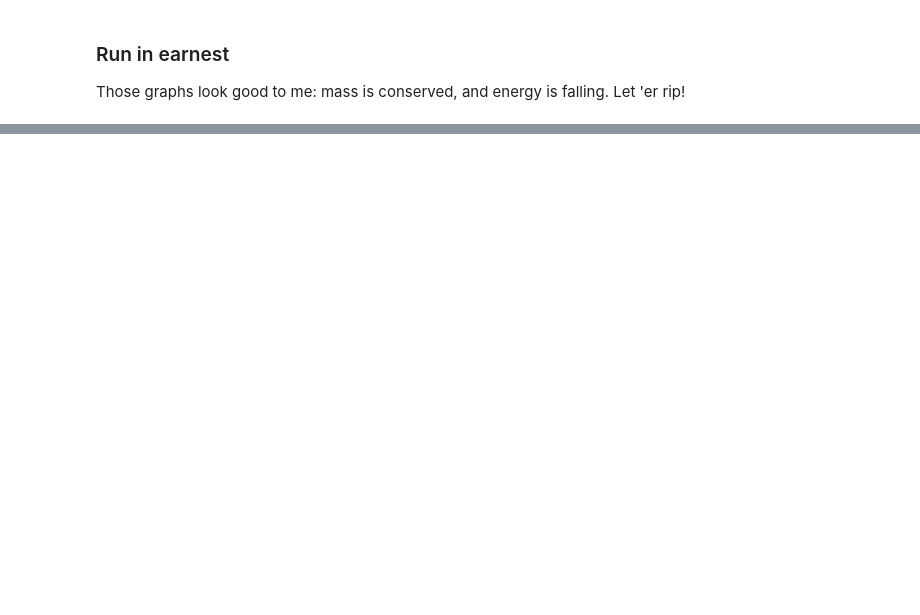
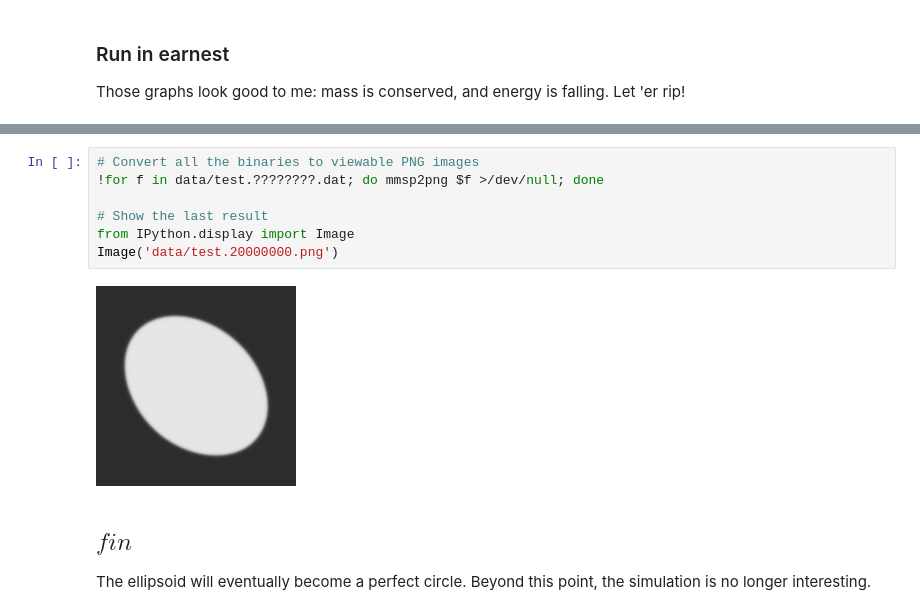
Before and after one commit to tkphd/CHiMaD-Hackathon, a Jupyter notebook: Hackathon1/Cahn-Hilliard/1b_Neumann/CahnHilliard2DNeumann.ipynb, the cells around one changed output, grey strips where cells are left out. Cells and saved outputs as stored; diff of their text form; blank space fills up the shorter version.

```diff
--- a/Hackathon1/Cahn-Hilliard/1b_Neumann/CahnHilliard2DNeumann.ipynb
+++ b/Hackathon1/Cahn-Hilliard/1b_Neumann/CahnHilliard2DNeumann.ipynb
@@ -272,0 +342,12 @@ plot_energy()
+# %%
+# Convert all the binaries to viewable PNG images
+!for f in data/test.????????.dat; do mmsp2png $f >/dev/null; done
+
+# Show the last result
+from IPython.display import Image
+Image('data/test.20000000.png')
+# %% [output]
+[figure, added]
+# %% [markdown]
+## $\mathit{fin}$
+The ellipsoid will eventually become a perfect circle. Beyond this point, the simulation is no longer interesting.
```
Also changed, not shown: parts of 17 cells of this notebook.
